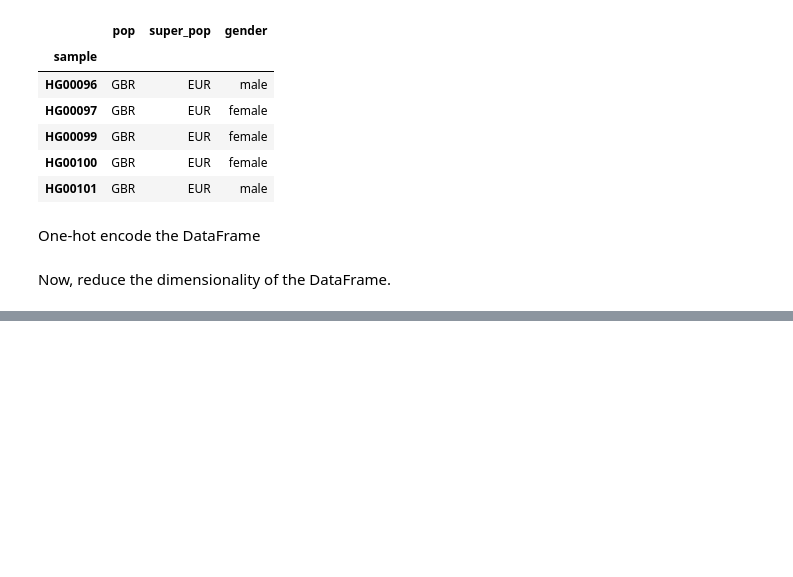
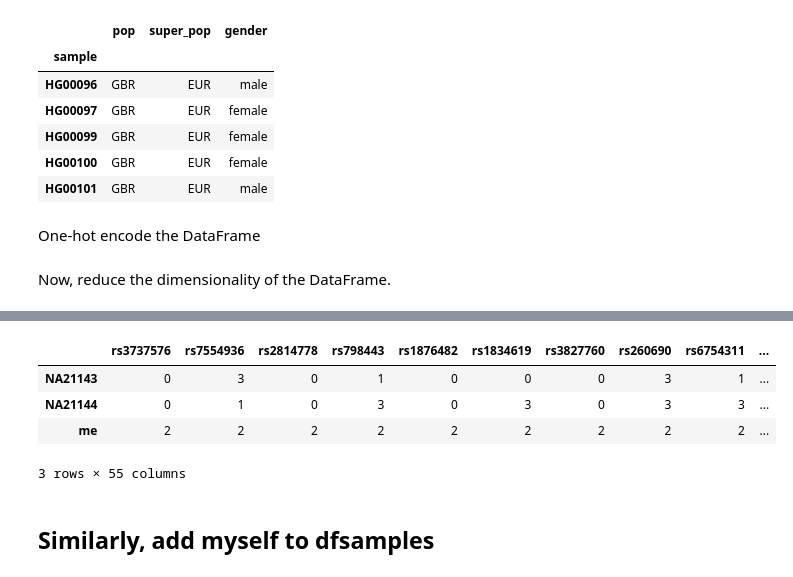
Before and after one commit to arvkevi/tgviz, a Jupyter notebook: notebooks/plot_walkthrough.ipynb, the cells around one changed output, grey strips where cells are left out. Saved outputs shown, nothing was run; the diff lists cells and outputs as text; code cells hidden in the pictures; blank space fills up the shorter version.

```diff
--- a/notebooks/plot_walkthrough.ipynb
+++ b/notebooks/plot_walkthrough.ipynb
@@ -159,0 +179,10 @@ plot_samples(X_emb, x_component=1, y_component=2)
+# %%
+df.tail(3)
+# %% [output]
+|  | rs3737576 | rs7554936 | rs2814778 | rs798443 | rs1876482 | rs1834619 | rs3827760 | rs260690 | rs6754311 | ... |
+| NA21143 | 0 | 3 | 0 | 1 | 0 | 0 | 0 | 3 | 1 | ... |
+| NA21144 | 0 | 1 | 0 | 3 | 0 | 3 | 0 | 3 | 3 | ... |
+| me | 2 | 2 | 2 | 2 | 2 | 2 | 2 | 2 | 2 | ... |
+3 rows × 55 columns
+# %% [markdown]
+## Similarly, add myself to dfsamples
```
Also changed, not shown: parts of 17 cells of this notebook, 2 other files.
